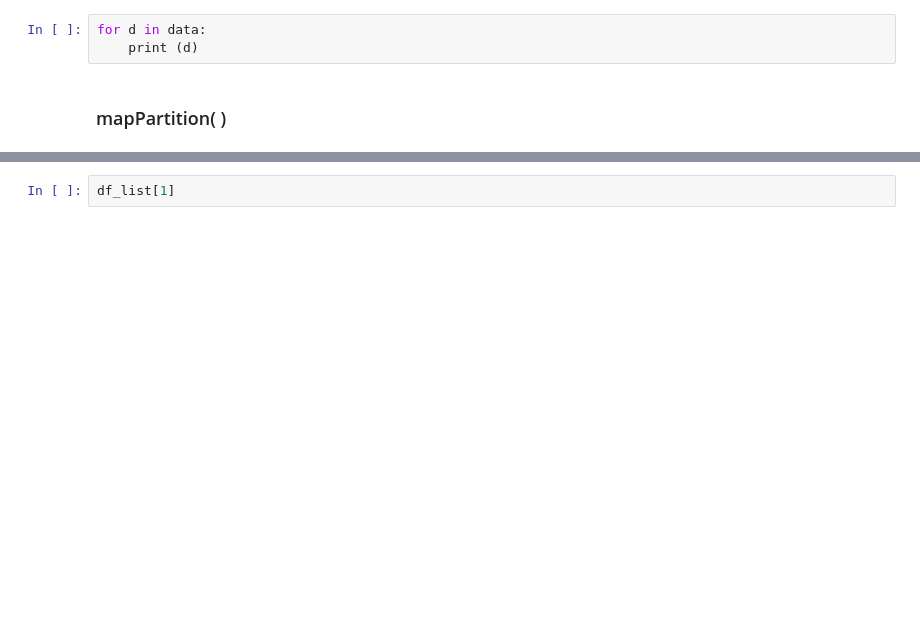
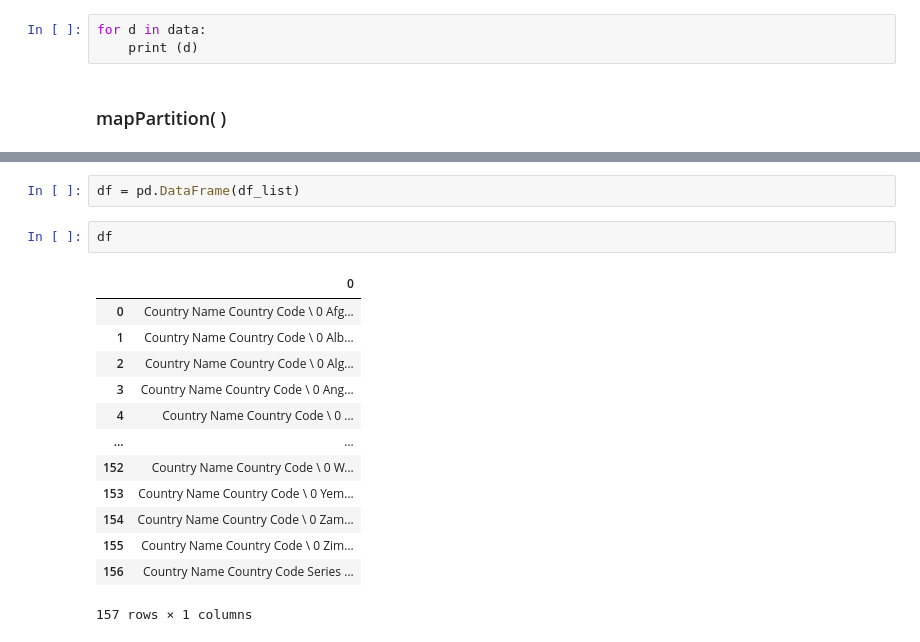
Before and after one commit to DanielDaCosta/distributed-file-system, a Jupyter notebook: 551_firebase_v4.ipynb, the cells around one changed output, grey strips where cells are left out. Drawn from its saved outputs; the diff is of its cells as text; blank space fills up the shorter version.

```diff
--- a/551_firebase_v4.ipynb
+++ b/551_firebase_v4.ipynb
@@ -289,2 +316,18 @@ for key,dir in partitions.items():
 # %%
-df_list[1]
+df = pd.DataFrame(df_list)
+# %%
+df
+# %% [output]
+|  | 0 |
+| 0 | Country Name Country Code \ 0 Afg... |
+| 1 | Country Name Country Code \ 0 Alb... |
+| 2 | Country Name Country Code \ 0 Alg... |
+| 3 | Country Name Country Code \ 0 Ang... |
+| 4 | Country Name Country Code \ 0 ... |
+| ... | ... |
+| 152 | Country Name Country Code \ 0 W... |
+| 153 | Country Name Country Code \ 0 Yem... |
+| 154 | Country Name Country Code \ 0 Zam... |
+| 155 | Country Name Country Code \ 0 Zim... |
+| 156 | Country Name Country Code Series ... |
+157 rows × 1 columns
```
Also changed, not shown: parts of 10 cells of this notebook, 10 other files.
